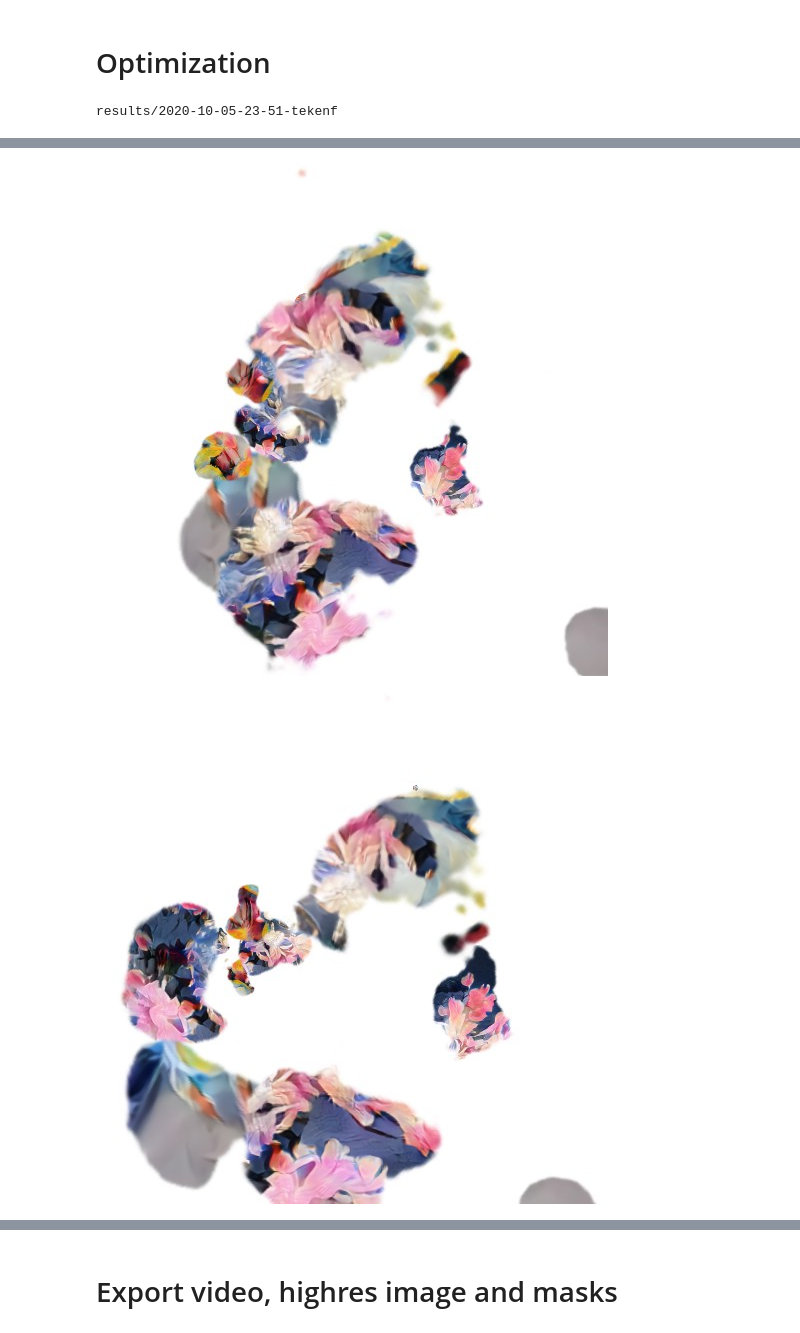
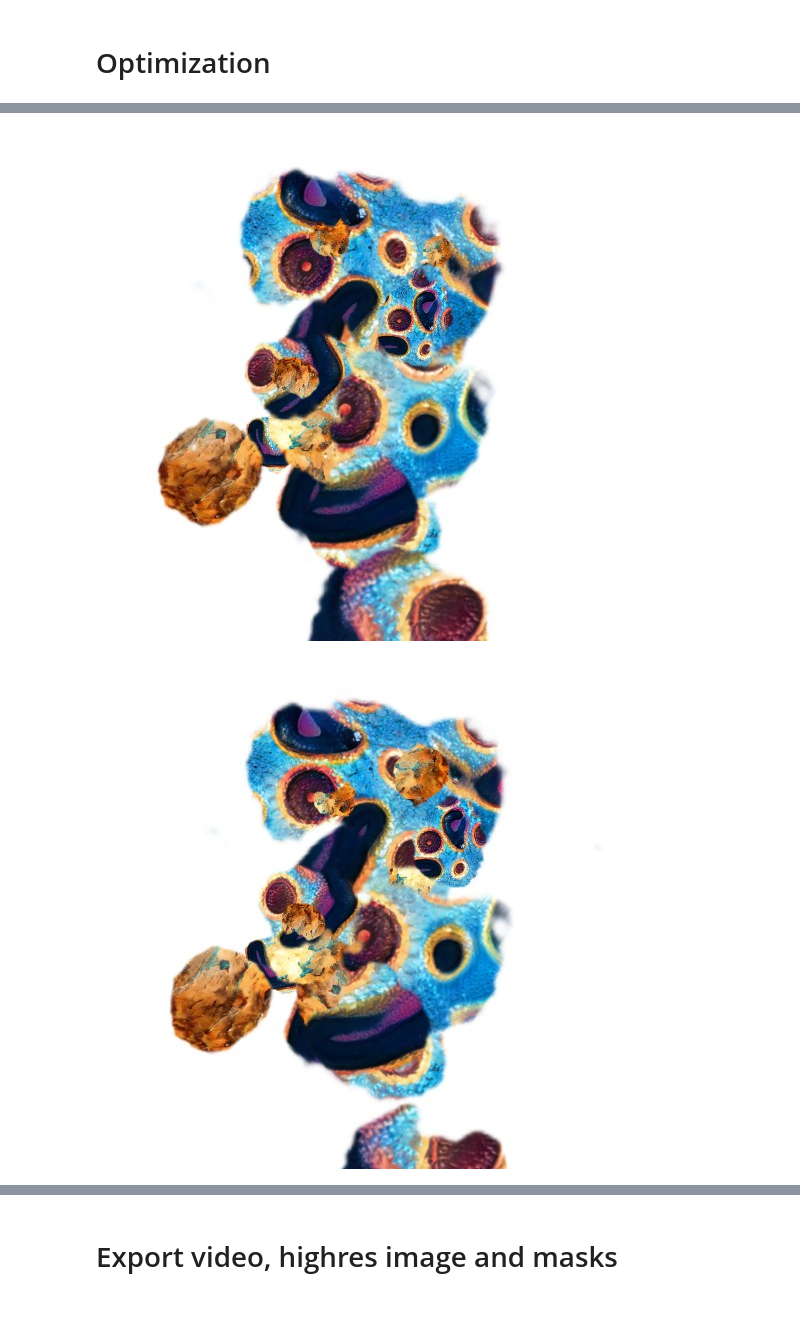
Before and after one commit to tals/derivative-works, a Jupyter notebook: research/main.ipynb, the cells around one changed output, grey strips where cells are left out. Cells and saved outputs as stored; diff of their text form; code cells hidden in the pictures.

```diff
--- a/research/main.ipynb
+++ b/research/main.ipynb
@@ -35,8 +30,8 @@ img_size = 512
 # %%
 from src.gan import Generator
 mask_generator = Generator(img_size=128, latent_size=100, channels=1).cuda()
-model_path = '/home/joel/Projects/FormsOfLife/saved_models/dcgan_gen_128'
-# model_path = './saved_models/dcgan_gen_r128_z100'
+# https://drive.google.com/file/d/1IhoB6lxbKxL66F0X99ntL-t3-XKnxDPZ/view?usp=sharing
+model_path = './saved_models/dcgan_gen_128'
 mask_generator.load_state_dict(torch.load(model_path))
 mask_generator.eval()
 None
@@ -58,9 +71,6 @@ else:
 #        load_directory('./datasets/eyes_closed/', 1024),
 #        load_directory('./datasets/artbreeder/', img_size)
 #     ])
-    img_names = [
-        './datasets/ab_biggan/2db513d411406270f1ee_hires.jpeg',
-        './datasets/ab_biggan/2012fae76a825b03405d8f46_hires.jpeg'
-    ]
+    img_names = img_sets[2]
     palette_imgs_large = load_images(img_names, 1024)
     palette_imgs = F.interpolate(palette_imgs_large, size=(img_size, img_size), mode='bilinear')
@@ -69,3 +77,5 @@ patch_per_img = 6
+# %%
+patch_per_img = 20 // palette_imgs.shape[0]
 # %%
 draw_tensors(palette_imgs)
 # %% [output]
@@ -76,6 +86,9 @@ collager = Collager(palette_imgs, mask_generator, img_size, patch_per_img)
 # View Random
 # %%
 with torch.no_grad():
-    imgs = [ collager(*collager.makeRandom(seed=i)) for i in range(4) ]
+    imgs = [
+        collager(*collager.makeRandom(seed=i, trans_scale=.2))[0]
+        for i in range(2)
+    ]
     draw_tensors(torch.stack(imgs).squeeze())
 # %% [output]
@@ -96,29 +97,24 @@ def tv_loss(t):
 # Optimization
 # %%
 n_steps=600
-seed=None
+seed=1
+lr=1e-2
+frames = []
+#save_every_step = False
+if seed is not None:
+    random.seed(seed)
+    np.random.seed(seed)
+    torch.manual_seed(seed)
+    torch.backends.cudnn.deterministic = True
+    torch.backends.cudnn.benchmark = False
 
-if seed is not None:
-    torch.random.manual_seed(seed)
-
-saver = CollageSaver()
-saver.save_palette(palette_imgs)
-print(saver.path)
-
-save_every_step = False
-lr=5e-2
-frames = []
-
-collage_data = collager.makeRandom(seed=seed)
+collage_data = collager.makeRandom(seed=seed, trans_scale=.2)
 params = collage_data
 Z = collage_data[0]
-
 for x in collage_data:
     x.requires_grad_(True)
-
 opt = torch.optim.Adam(params, lr=lr)
 scheduler = torch.optim.lr_scheduler.OneCycleLR(opt, max_lr=lr, total_steps=n_steps)
-
 pbar = tqdm(total=n_steps)
 loss_history = []
 
@@ -128,24 +124,19 @@ for i in range(n_steps):
     opt.zero_grad()
     fl = torch.zeros(1)
     norm_loss = .25 * Z.norm()
-    img = collager(*collage_data)
+    img, data = collager(*collage_data, return_data=False)
     aug = augment(img, n=3)
     fl = face_loss(((aug+1)*.5)).mean()
-    loss = fl + norm_loss #- .0001*img.mean()
+    loss = fl + norm_loss - .001*img.mean()
     loss_history.append(loss.detach().cpu().item())
     loss.backward(retain_graph=True)
-    #loss.backward()
     opt.step()
     scheduler.step()
-#     if save_every_step:
-#         saver.save_canvas(i, img)
-#         saver.save_masks(i, masks, masks_trans, M)
-#         saver.save_lookup_table(i, piece_lookup)
+    #if save_every_step:
+    #    data = export_collager(*collage_data, return_data=True)
+    #    saver.save(*data, final=True)
     pbar.set_description(f"fl: {fl.item():.3f}")
-    frames.append(
-        np.array(convert_to_images(img.detach().cpu())[0])
-    )
+    frames.append(np.array(convert_to_images(img.detach().cpu())[0]))
     if i % 50 == 0 and i > 0 or i == n_steps-1:
         draw_tensors(img)
 # %% [output]
-results/2020-10-05-23-51-tekenf
@@ -154,2 +145,2 @@ results/2020-10-05-23-51-tekenf
-[figure, old version]
+[figure, new version]
-[figure, old version]
+[figure, new version]
```
Also changed, not shown: parts of 17 cells of this notebook, 7 other files.
